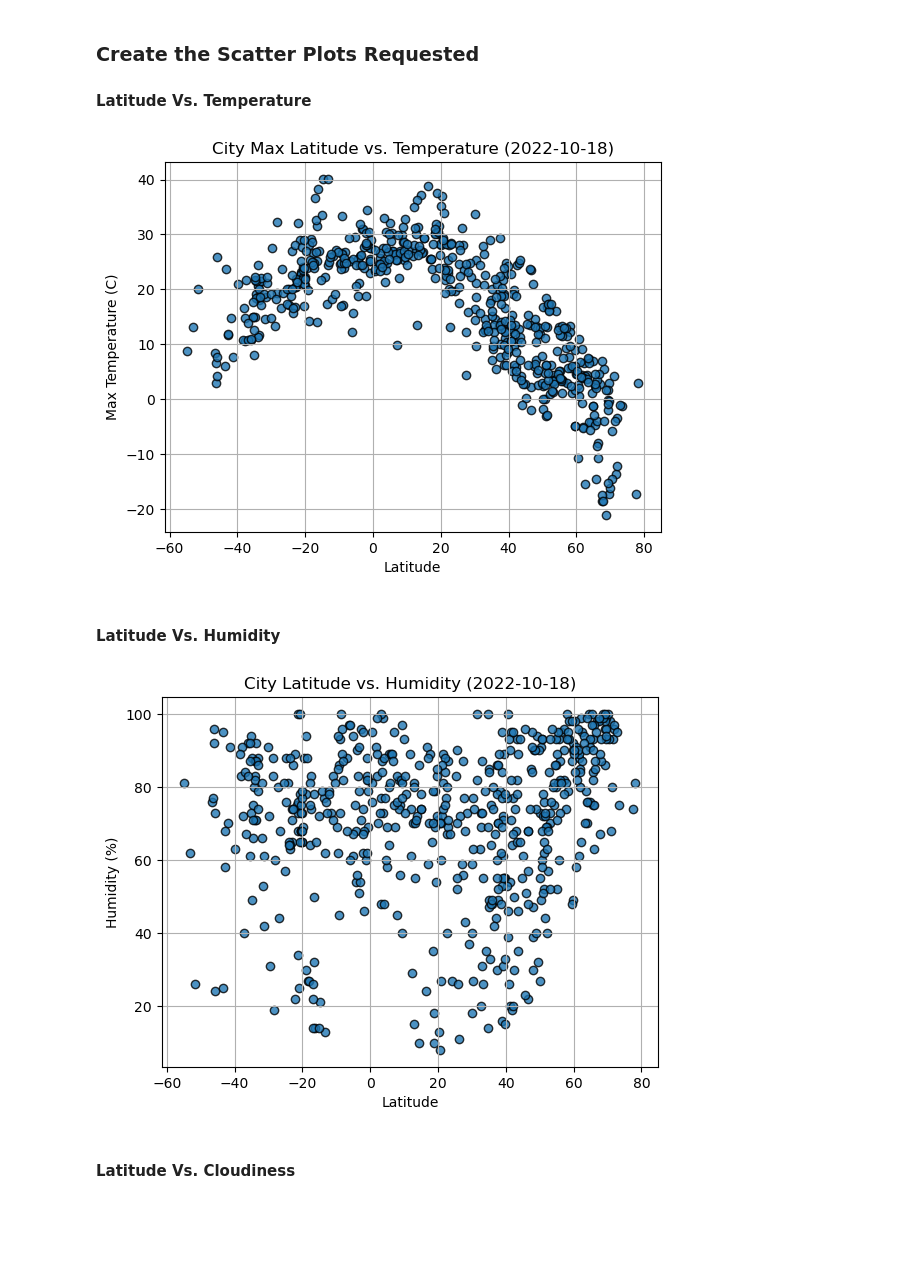
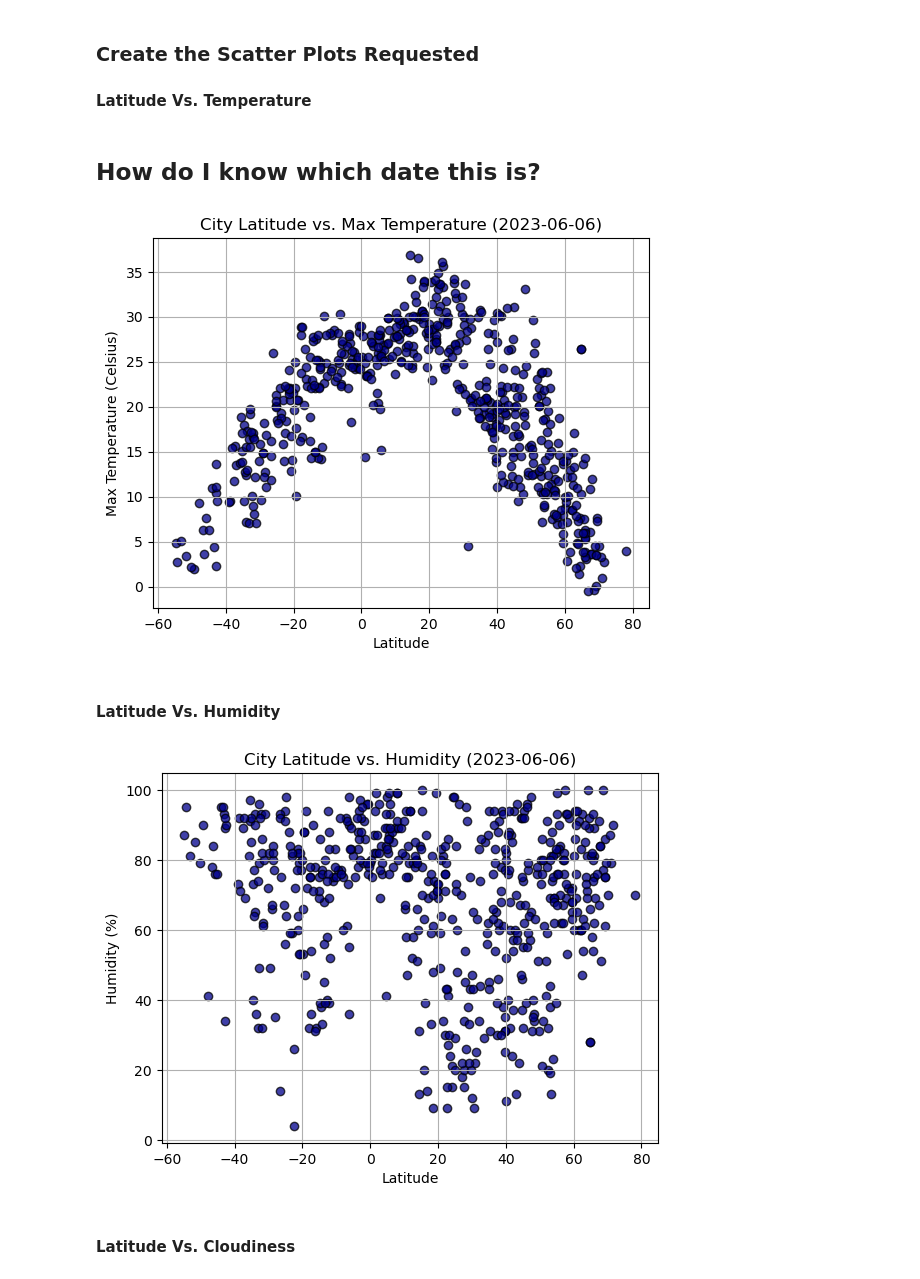
Before and after one commit to jnliou/python-api-challenge, a Jupyter notebook: WeatherPy.ipynb, the cells around one changed output. Cells and saved outputs as stored; diff of their text form; code cells hidden in the pictures; blank space fills up the shorter version.

```diff
--- a/WeatherPy.ipynb
+++ b/WeatherPy.ipynb
@@ -187,28 +205,39 @@ city_data_df.head()
 ### Create the Scatter Plots Requested
 
 #### Latitude Vs. Temperature
+# %% [markdown]
+## How do I know which date this is?
 # %%
 # Build scatter plot for latitude vs. temperature
-# YOUR CODE HERE
+plt.scatter(city_data_df["Lat"], city_data_df["Max Temp"], marker="o", color="darkblue", edgecolors="black",
+            alpha=0.75)
 
 # Incorporate the other graph properties
-# YOUR CODE HERE
+plt.title("City Latitude vs. Max Temperature (%s)" % time.strftime("%Y-%m-%d"))
+plt.ylabel("Max Temperature (Celsius)")
+plt.xlabel("Latitude")
+plt.grid(True)
 
 # Save the figure
 plt.savefig("output_data/Fig1.png")
 
 # Show plot
 plt.show()
 # %% [output]
-[figure, old version]
+[figure, new version]
 # %% [markdown]
 #### Latitude Vs. Humidity
 # %%
 # Build the scatter plots for latitude vs. humidity
-# YOUR CODE HERE
+plt.scatter(city_data_df["Lat"], city_data_df["Humidity"], marker="o", color="darkblue", edgecolors="black",
+            alpha=0.75)
 
 # Incorporate the other graph properties
-# YOUR CODE HERE
+plt.title("City Latitude vs. Humidity (%s)" % time.strftime("%Y-%m-%d"))
+plt.ylabel("Humidity (%)")
+plt.xlabel("Latitude")
+plt.grid(True)
+
 
 # Save the figure
 plt.savefig("output_data/Fig2.png")
@@ -216,7 +245,7 @@ plt.savefig("output_data/Fig2.png")
 # Show plot
 plt.show()
 # %% [output]
-[figure, old version]
+[figure, new version]
 # %% [markdown]
 #### Latitude Vs. Cloudiness
 # %%
```
Also changed, not shown: parts of 36 cells of this notebook, 8 other files.
